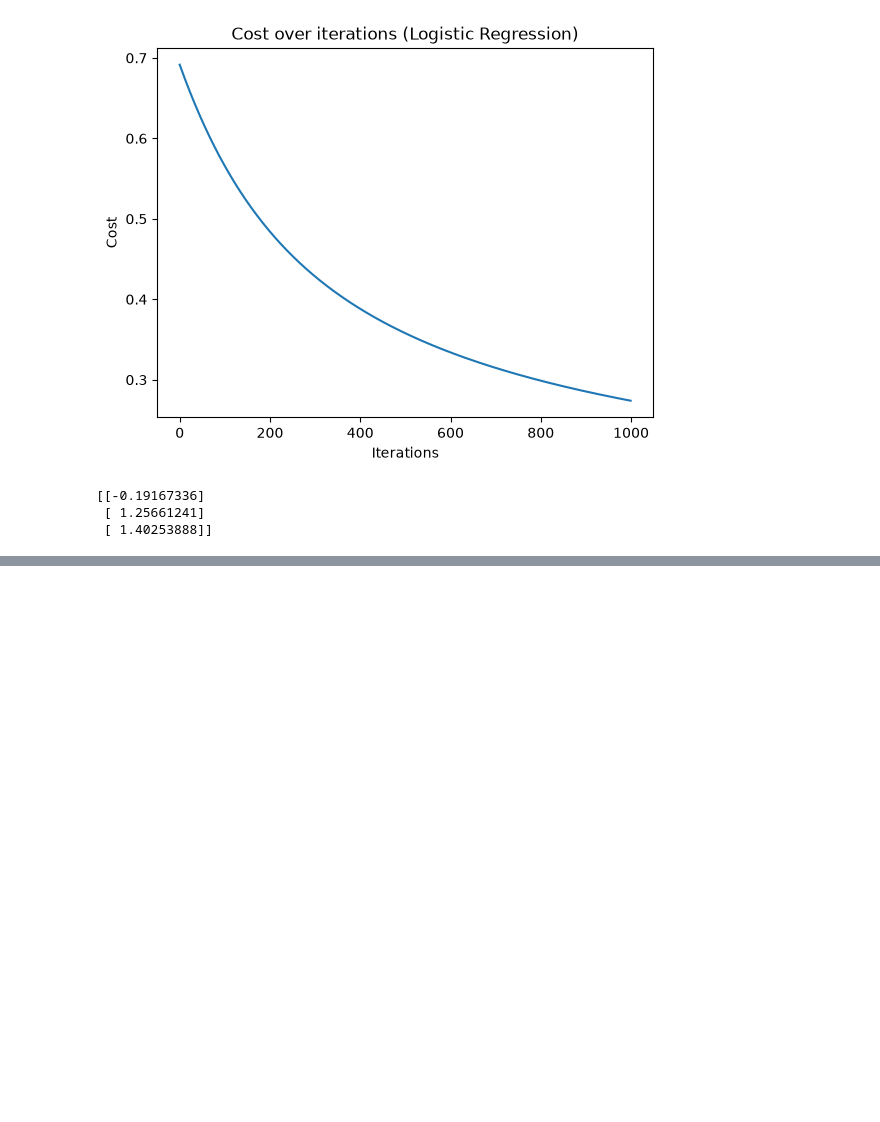
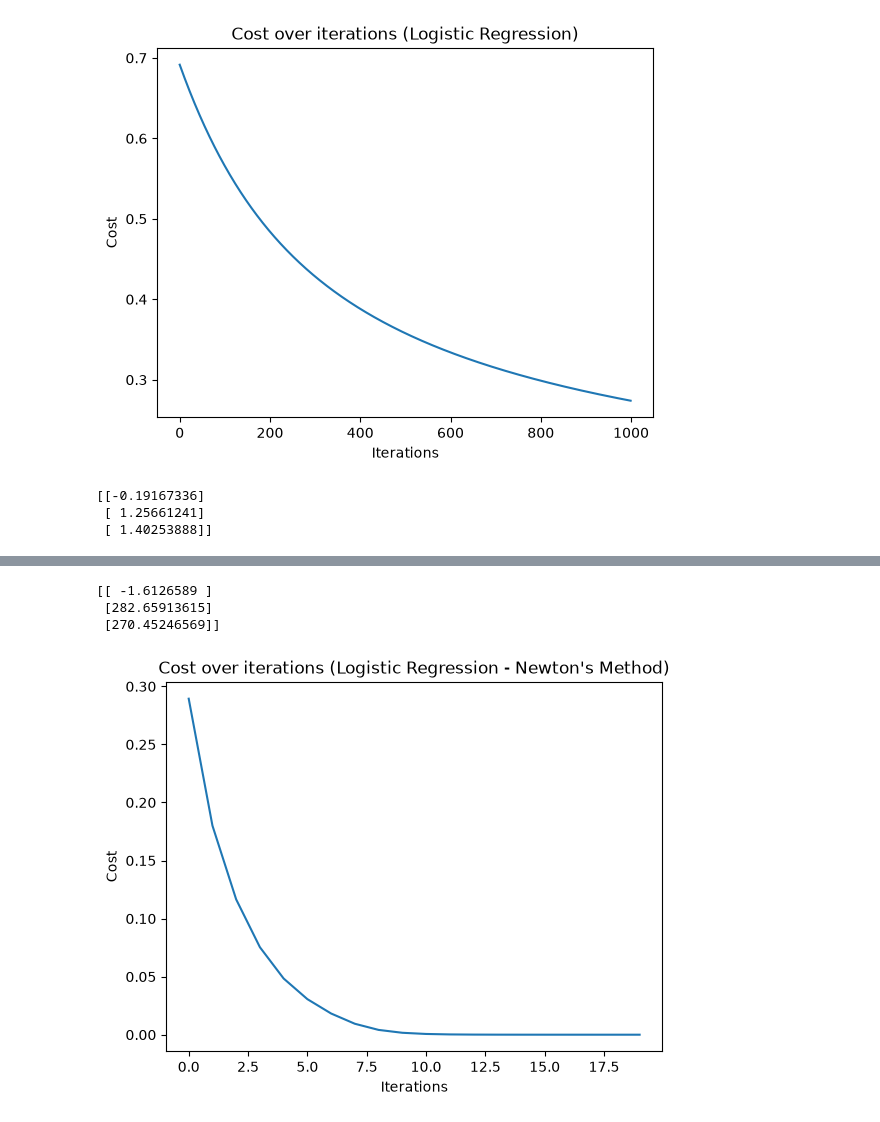
Before and after one commit to Jasurbek16/Learn-ML, a Jupyter notebook: logistic-regression.ipynb, the cells around one changed output, grey strips where cells are left out. Drawn from its saved outputs; the diff is of its cells as text; code cells hidden in the pictures; blank space fills up the shorter version.

Commit message:
add newton's method implementation

```diff
--- a/logistic-regression.ipynb
+++ b/logistic-regression.ipynb
@@ -68,0 +87,32 @@ print(theta)
+# %%
+# update theta with Newton's method
+def newtons_method_logistic(X, y, theta, iterations):
+    m = len(y)
+    X_b = np.c_[np.ones((len(X), 1)), X]
+    cost_history = []
+
+    for i in range(iterations):
+        Y_pred = sigmoid(np.matmul(X_b, theta))
+        gradient = (1/m) * np.matmul(X_b.T, (Y_pred - y))
+        # converting to diagonal matrix for Hessian calculation
+        R = np.diag((Y_pred * (1-Y_pred)).flatten()) # (100,100)
+        hessian = (1/m) * np.matmul(X_b.T, np.matmul(R, X_b))
+        theta = theta - np.matmul(np.linalg.inv(hessian), gradient)
+        cost_history.append(cost_func_logistic(X, y, theta))
+
+    return theta, cost_history
+# %%
+theta = np.zeros((3, 1))
+theta, cost_history = newtons_method_logistic(X, y, theta, 20)
+print(theta)
+
+plt.plot(cost_history)
+plt.xlabel('Iterations')
+plt.ylabel('Cost')
+plt.title('Cost over iterations (Logistic Regression - Newton\'s Method)')
+plt.show()
+# %% [output]
+[[ -1.6126589 ]
+ [282.65913615]
+ [270.45246569]]
+[figure, added]
```
Also changed, not shown: parts of 4 cells of this notebook.
